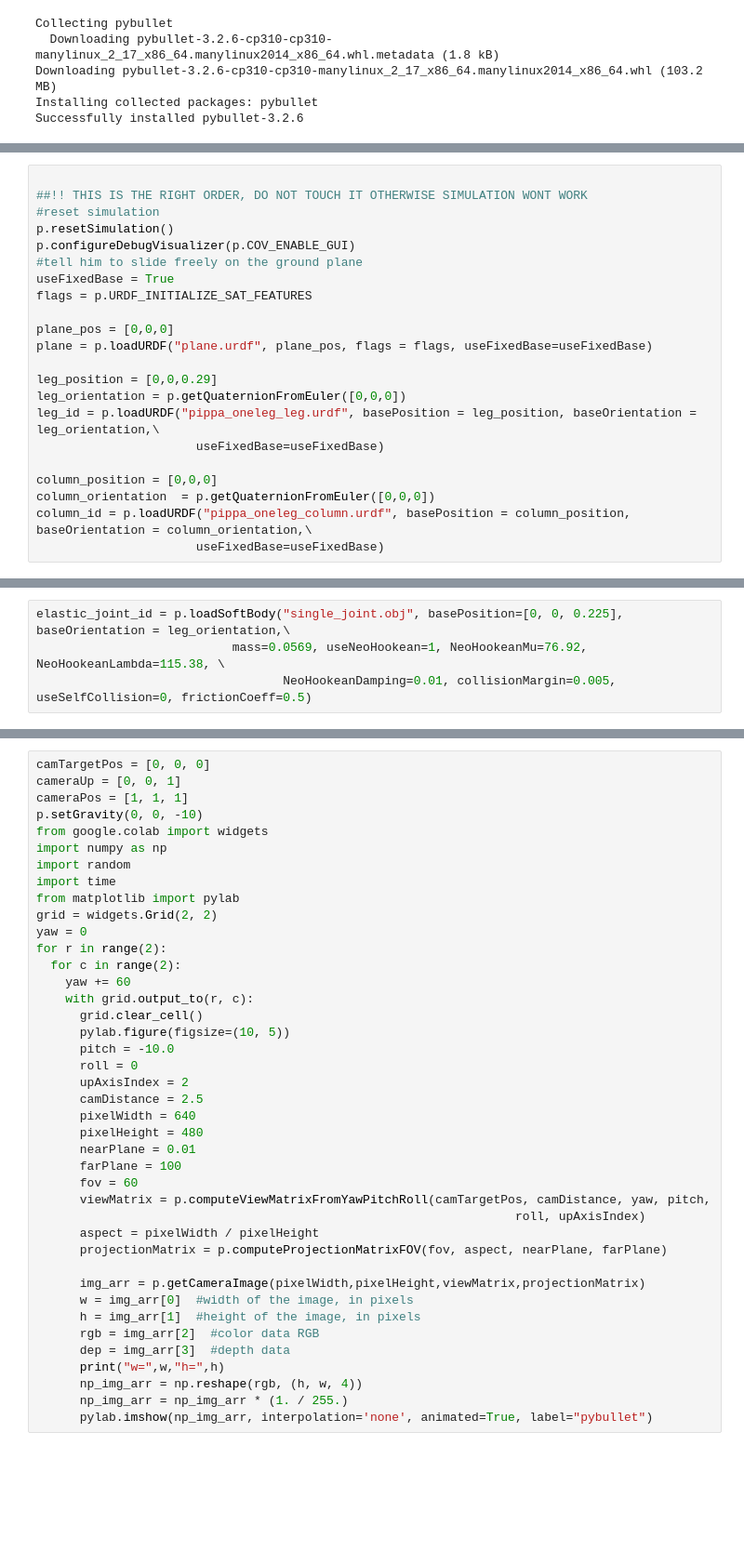
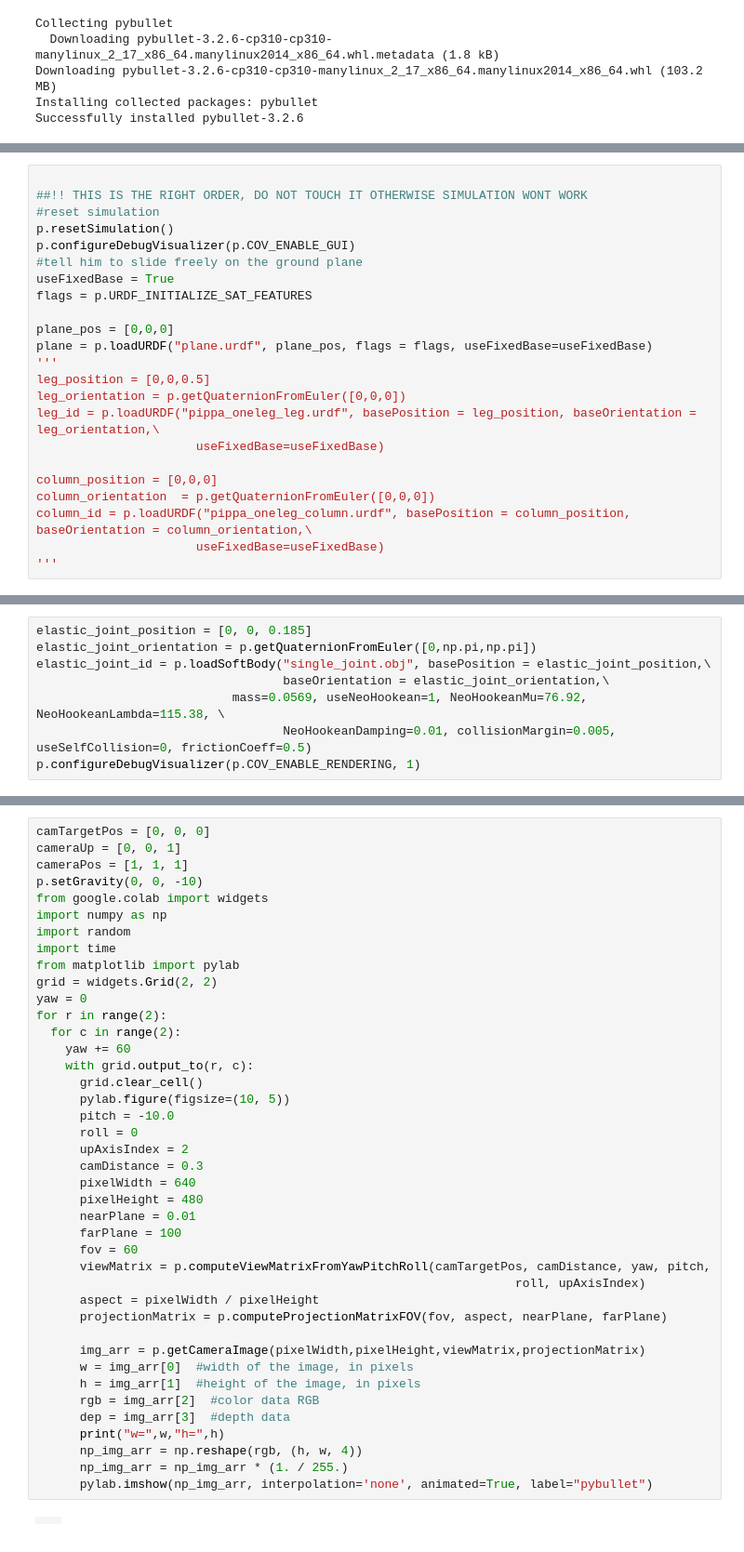
Before and after one commit to Gaianeve/Real_Mega_Fufi, a Jupyter notebook: Robot/1LegTrail/See_model.ipynb, the cells around one changed output, grey strips where cells are left out. Shown at 93% size. Drawn from its saved outputs; the diff is of its cells as text; blank space fills up the shorter version.

```diff
--- a/Robot/1LegTrail/See_model.ipynb
+++ b/Robot/1LegTrail/See_model.ipynb
@@ -112,8 +112,8 @@ flags = p.URDF_INITIALIZE_SAT_FEATURES
 
 plane_pos = [0,0,0]
 plane = p.loadURDF("plane.urdf", plane_pos, flags = flags, useFixedBase=useFixedBase)
-
-leg_position = [0,0,0.29]
+'''
+leg_position = [0,0,0.5]
 leg_orientation = p.getQuaternionFromEuler([0,0,0])
 leg_id = p.loadURDF("pippa_oneleg_leg.urdf", basePosition = leg_position, baseOrientation = leg_orientation,\
                       useFixedBase=useFixedBase)
@@ -122,3 +122,4 @@ column_position = [0,0,0]
 column_orientation  = p.getQuaternionFromEuler([0,0,0])
 column_id = p.loadURDF("pippa_oneleg_column.urdf", basePosition = column_position, baseOrientation = column_orientation,\
                       useFixedBase=useFixedBase)
+'''
@@ -125,7 +128,11 @@ column_id = p.loadURDF("pippa_oneleg_column.urdf", basePosition = column_positio
 # %%
-elastic_joint_id = p.loadSoftBody("single_joint.obj", basePosition=[0, 0, 0.225], baseOrientation = leg_orientation,\
+elastic_joint_position = [0, 0, 0.185]
+elastic_joint_orientation = p.getQuaternionFromEuler([0,np.pi,np.pi])
+elastic_joint_id = p.loadSoftBody("single_joint.obj", basePosition = elastic_joint_position,\
+                                  baseOrientation = elastic_joint_orientation,\
                            mass=0.0569, useNeoHookean=1, NeoHookeanMu=76.92, NeoHookeanLambda=115.38, \
                                   NeoHookeanDamping=0.01, collisionMargin=0.005, useSelfCollision=0, frictionCoeff=0.5)
+p.configureDebugVisualizer(p.COV_ENABLE_RENDERING, 1)
 # %%
 p.createSoftBodyAnchor(elastic_joint_id, nodeIndex= 1, bodyUniqueId= leg_id, \
                        linkIndex = -1)
@@ -146,31 +153,34 @@ from matplotlib import pylab
 grid = widgets.Grid(2, 2)
 yaw = 0
 for r in range(2):
   for c in range(2):
     yaw += 60
     with grid.output_to(r, c):
       grid.clear_cell()
       pylab.figure(figsize=(10, 5))
       pitch = -10.0
       roll = 0
       upAxisIndex = 2
-      camDistance = 2.5
+      camDistance = 0.3
       pixelWidth = 640
       pixelHeight = 480
       nearPlane = 0.01
       farPlane = 100
       fov = 60
       viewMatrix = p.computeViewMatrixFromYawPitchRoll(camTargetPos, camDistance, yaw, pitch,
                                                                   roll, upAxisIndex)
       aspect = pixelWidth / pixelHeight
       projectionMatrix = p.computeProjectionMatrixFOV(fov, aspect, nearPlane, farPlane)
 
       img_arr = p.getCameraImage(pixelWidth,pixelHeight,viewMatrix,projectionMatrix)
       w = img_arr[0]  #width of the image, in pixels
       h = img_arr[1]  #height of the image, in pixels
       rgb = img_arr[2]  #color data RGB
       dep = img_arr[3]  #depth data
       print("w=",w,"h=",h)
       np_img_arr = np.reshape(rgb, (h, w, 4))
       np_img_arr = np_img_arr * (1. / 255.)
       pylab.imshow(np_img_arr, interpolation='none', animated=True, label="pybullet")
+# %% [output]
+|  |  |
+|  |  |
```
Also changed, not shown: parts of 6 cells of this notebook.
